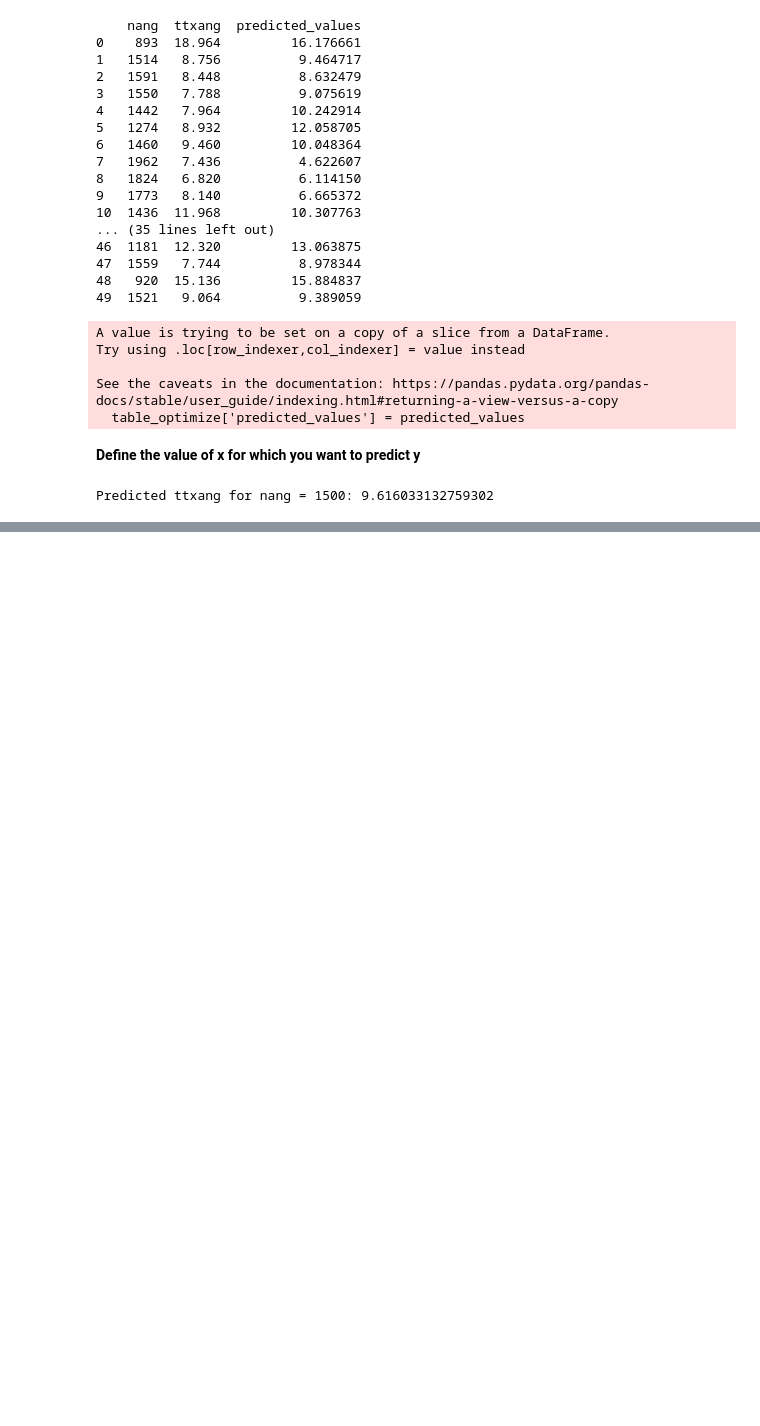
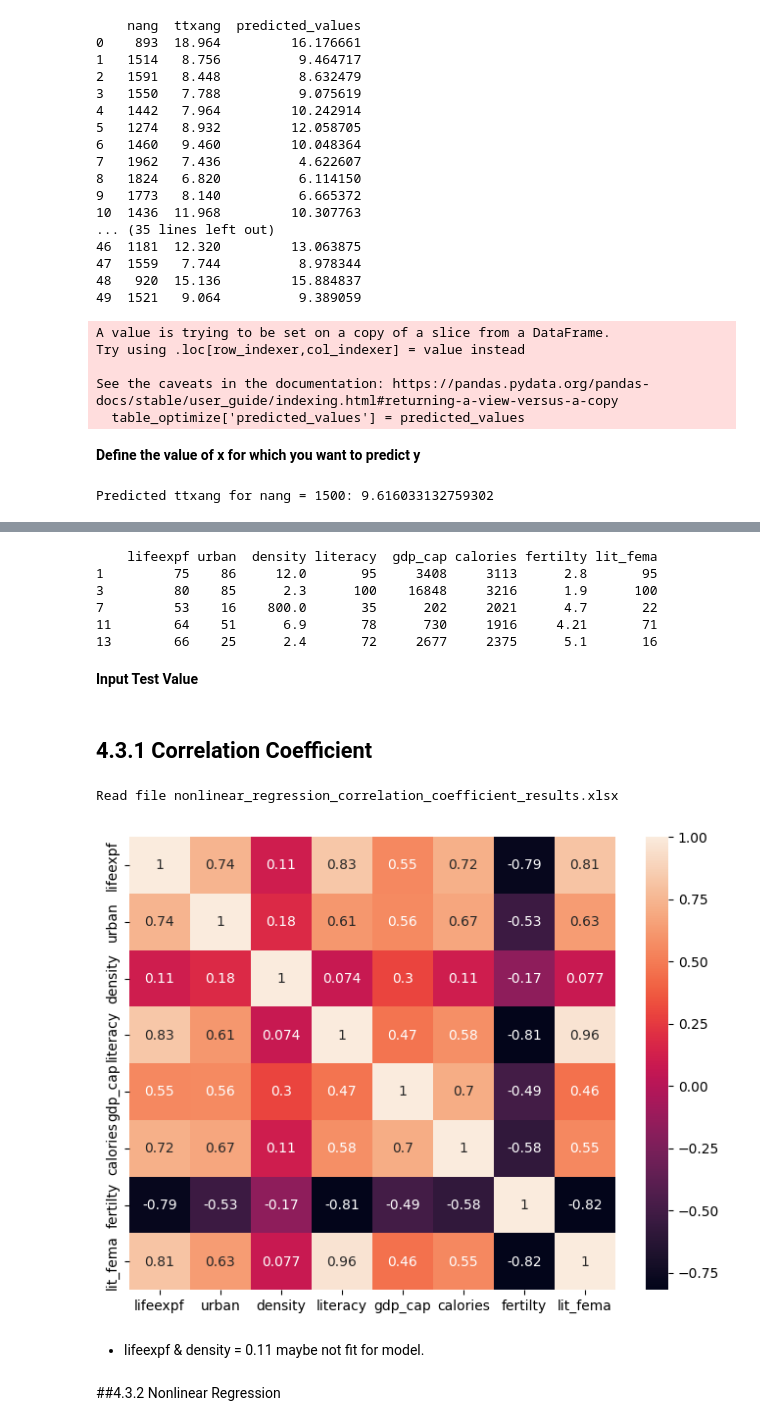
Before and after one commit to tanhpuh/regression-analysis, a Jupyter notebook: Regression Analysis.ipynb, the cells around one changed output, grey strips where cells are left out. Drawn from its saved outputs; the diff is of its cells as text; code cells hidden in the pictures; blank space fills up the shorter version.

```diff
--- a/Regression Analysis.ipynb
+++ b/Regression Analysis.ipynb
@@ -1162,0 +1175,52 @@ Predicted ttxang for nang = 1500: 9.616033132759302
+# %%
+# File path to your .sav file
+file_path = "/content/drive/My Drive/Data Analytics/SPSS Book/Data SPSS/World 95 - Viet.csv"
+
+# Read the SPSS file
+raw_data = pd.read_csv(file_path)
+world95 = raw_data[['lifeexpf','urban','density','literacy','gdp_cap','calories','fertilty','lit_fema']]
+world95 = world95[~world95.isin([' ']).any(axis=1)]
+
+print(world95.head())
+# %% [output]
+    lifeexpf urban  density literacy  gdp_cap calories fertilty lit_fema
+1         75    86     12.0       95     3408     3113      2.8       95
+3         80    85      2.3      100    16848     3216      1.9      100
+7         53    16    800.0       35      202     2021      4.7       22
+11        64    51      6.9       78      730     1916     4.21       71
+13        66    25      2.4       72     2677     2375      5.1       16
+# %% [markdown]
+**Input Test Value**
+# %%
+# Input Data
+table = world95
+# Input the dependent variable
+dependent_var = 'lifeexpf'
+
+# Define the independent variables
+independent_vars = table.columns.drop(dependent_var).tolist()
+# Define the confidence interval
+confidence_interval = 0.95
+z_value = norm.ppf((1 + confidence_interval) / 2)
+alpha = round(1 - confidence_interval, 3)
+# %% [markdown]
+## 4.3.1 Correlation Coefficient
+# %%
+# Calculate the correlation matrix
+correlation_matrix = table.corr()
+
+# Save the correlation matrix to an Excel file
+correlation_matrix.to_excel('nonlinear_regression_correlation_coefficient_results.xlsx')
+
+#Correlation Heatmap (print the correlation score each variables)
+plt.figure(figsize=(8, 6))
+sns.heatmap(table.corr(), fmt='.2g', annot=True)
+
+print('Read file nonlinear_regression_correlation_coefficient_results.xlsx')
+# %% [output]
+Read file nonlinear_regression_correlation_coefficient_results.xlsx
+[figure, added]
+# %% [markdown]
+- lifeexpf & density = 0.11 maybe not fit for model.
+# %% [markdown]
+##4.3.2 Nonlinear Regression
```
Also changed, not shown: parts of 21 cells of this notebook.
